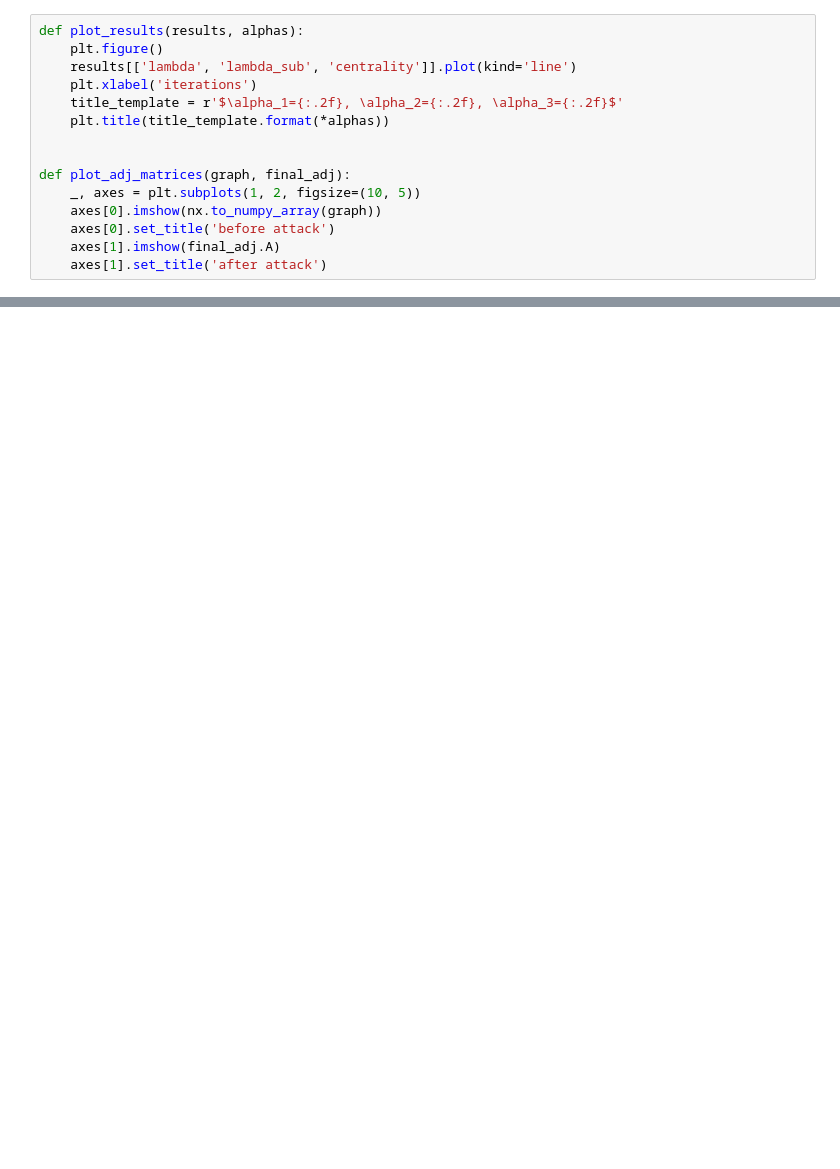
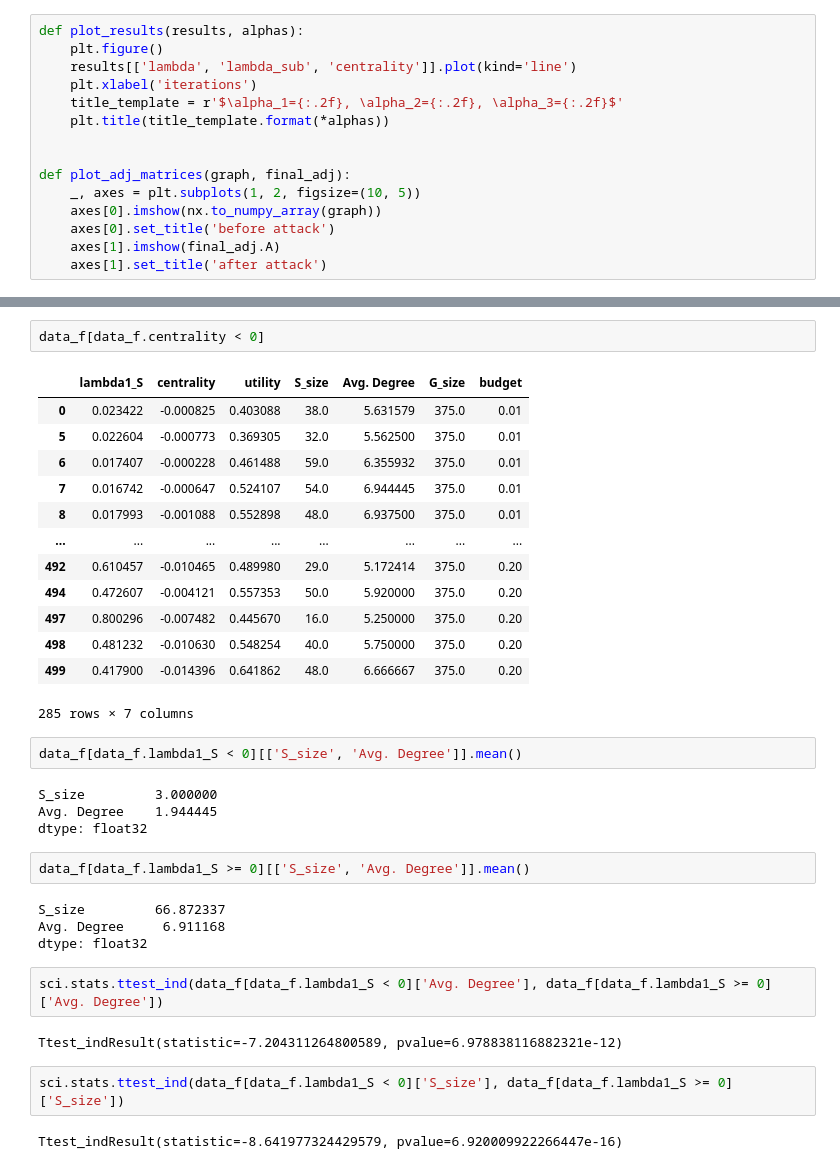
Before and after one commit to marsplus/attack-graph-code, a Jupyter notebook: src/exp.ipynb, the cells around one changed output, grey strips where cells are left out. Saved outputs shown, nothing was run; the diff lists cells and outputs as text; blank space fills up the shorter version.

```diff
--- a/src/exp.ipynb
+++ b/src/exp.ipynb
@@ -112,0 +75,36 @@ As before, the weights of most edges have decreased, while the edges incident to
+# %%
+data_f[data_f.centrality < 0]
+# %% [output]
+|  | lambda1_S | centrality | utility | S_size | Avg. Degree | G_size | budget |
+| 0 | 0.023422 | -0.000825 | 0.403088 | 38.0 | 5.631579 | 375.0 | 0.01 |
+| 5 | 0.022604 | -0.000773 | 0.369305 | 32.0 | 5.562500 | 375.0 | 0.01 |
+| 6 | 0.017407 | -0.000228 | 0.461488 | 59.0 | 6.355932 | 375.0 | 0.01 |
+| 7 | 0.016742 | -0.000647 | 0.524107 | 54.0 | 6.944445 | 375.0 | 0.01 |
+| 8 | 0.017993 | -0.001088 | 0.552898 | 48.0 | 6.937500 | 375.0 | 0.01 |
+| ... | ... | ... | ... | ... | ... | ... | ... |
+| 492 | 0.610457 | -0.010465 | 0.489980 | 29.0 | 5.172414 | 375.0 | 0.20 |
+| 494 | 0.472607 | -0.004121 | 0.557353 | 50.0 | 5.920000 | 375.0 | 0.20 |
+| 497 | 0.800296 | -0.007482 | 0.445670 | 16.0 | 5.250000 | 375.0 | 0.20 |
+| 498 | 0.481232 | -0.010630 | 0.548254 | 40.0 | 5.750000 | 375.0 | 0.20 |
+| 499 | 0.417900 | -0.014396 | 0.641862 | 48.0 | 6.666667 | 375.0 | 0.20 |
+285 rows × 7 columns
+# %%
+data_f[data_f.lambda1_S < 0][['S_size', 'Avg. Degree']].mean()
+# %% [output]
+S_size         3.000000
+Avg. Degree    1.944445
+dtype: float32
+# %%
+data_f[data_f.lambda1_S >= 0][['S_size', 'Avg. Degree']].mean()
+# %% [output]
+S_size         66.872337
+Avg. Degree     6.911168
+dtype: float32
+# %%
+sci.stats.ttest_ind(data_f[data_f.lambda1_S < 0]['Avg. Degree'], data_f[data_f.lambda1_S >= 0]['Avg. Degree'])
+# %% [output]
+Ttest_indResult(statistic=-7.204311264800589, pvalue=6.978838116882321e-12)
+# %%
+sci.stats.ttest_ind(data_f[data_f.lambda1_S < 0]['S_size'], data_f[data_f.lambda1_S >= 0]['S_size'])
+# %% [output]
+Ttest_indResult(statistic=-8.641977324429579, pvalue=6.920009922266447e-16)
```
Also changed, not shown: parts of 25 cells of this notebook, 17 other files.
